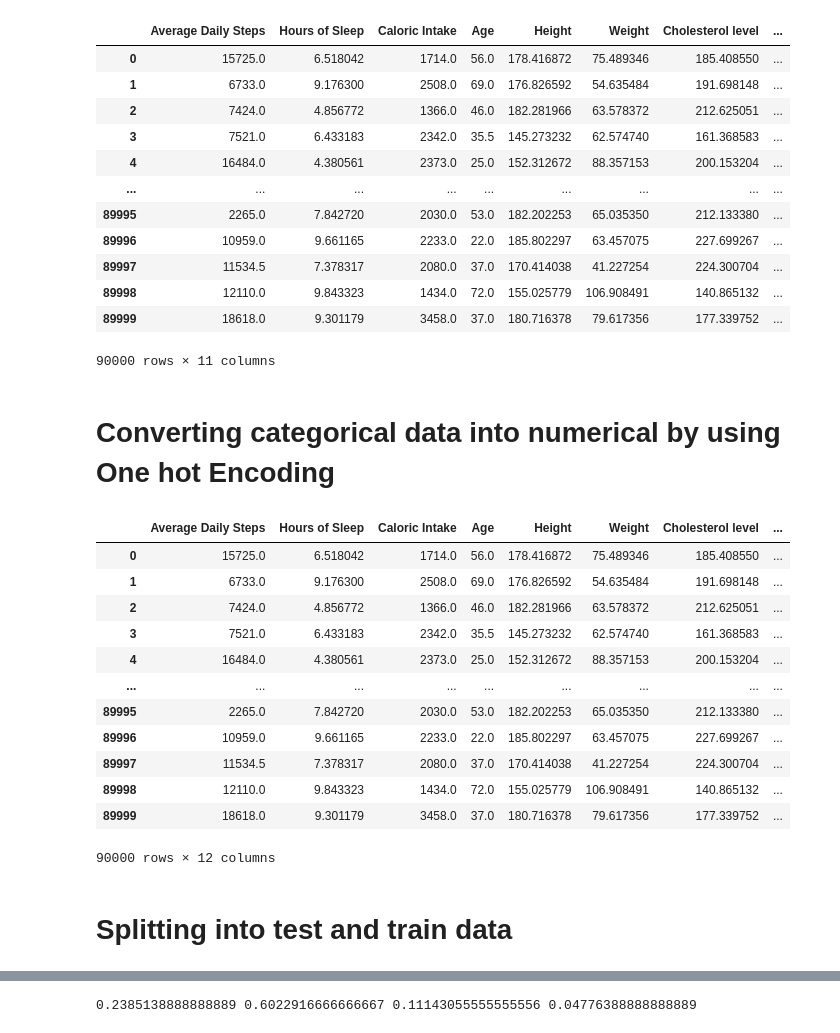
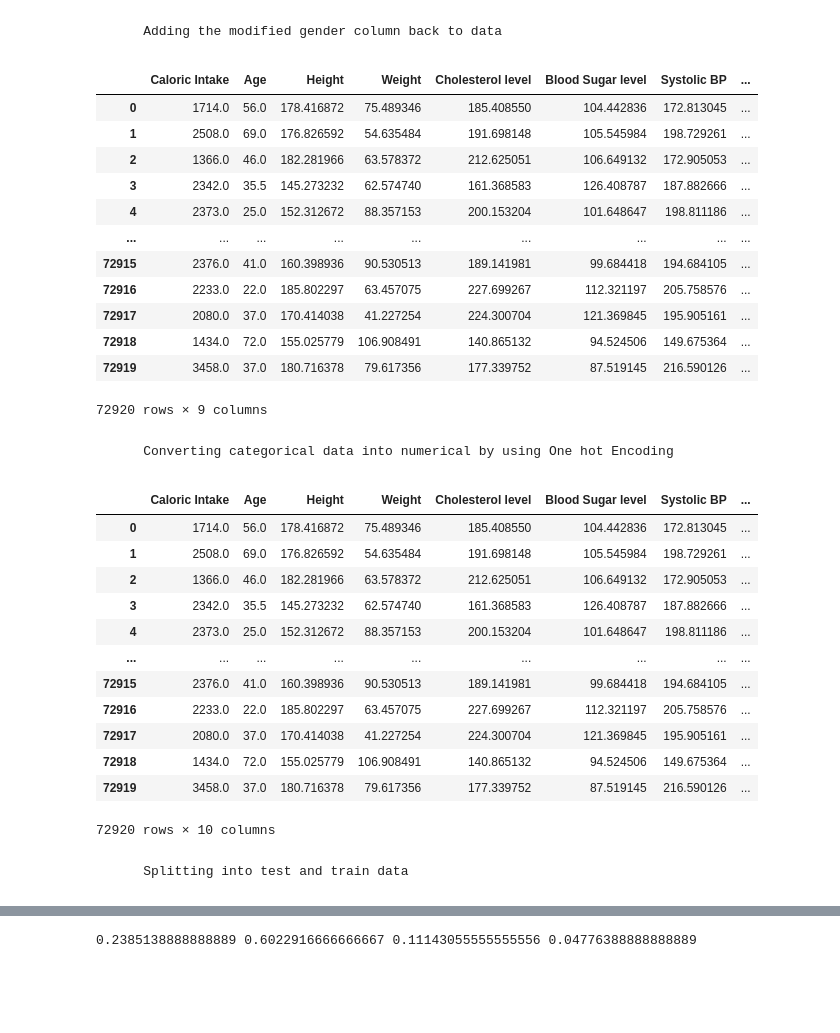
Before and after one commit to KamandPrompt/ML-101, a Jupyter notebook: AllStars.ipynb, the cells around one changed output, grey strips where cells are left out. Drawn from its saved outputs; the diff is of its cells as text; code cells hidden in the pictures; blank space fills up the shorter version.

```diff
--- a/AllStars.ipynb
+++ b/AllStars.ipynb
@@ -4,6 +6,11 @@
 import pandas as pd
 import numpy as np
 data=pd.read_csv("ML101_train_dataset.csv")
+data.corr()
 data.dropna(subset=["LifeStyle"],inplace=True)
+data.dropna(subset=["Systolic BP","Diastolic BP"],inplace=True)
+data.drop(columns=["Average Daily Steps","Hours of Sleep"],inplace=True)
+a=7/3
+data.dropna(thresh=a, inplace=True)
 data
 # %% [output]
@@ -44,21 +53,29 @@ len(mat[0])
 # %%
+import matplotlib.pyplot as plt
 def remove_outlier(matrix):
     c=0
     for i in range(len(matrix[0])):  # Iterate over columns
         l1 = list(matrix[:, i])
+        # plt.hist(l1)
+        # plt.show()          # only first two att not normal others are normal
+        me=np.mean(l1)
         q1 = np.percentile(l1, 25)
         q2 = np.percentile(l1, 50)
         q3 = np.percentile(l1, 75)
         iqr = q3 - q1
         for j in range(len(l1)):
             if (l1[j] > q3 + 1.5 * iqr or l1[j] < q1 - 1.5 * iqr):  # outlier if val>q3=1.5*iqr or val<q1-1.5*iqr
-                l1[j] = q2  # Replaced with median
+                if i==0 or i==1:
+                    l1[j] = q2  # Replaced with median
+                else:
+                    l1[j]=me #Replace with mean
                 c+=1
         matrix[:, i] = l1
     print(c)
     return matrix
 # %%
-d5=pd.DataFrame(remove_outlier(d3.to_numpy()),columns=d3.columns)
+d5=pd.DataFrame(remove_outlier(d3.to_numpy()[:,:6]),columns=d3.columns[:6])
 remove_outlier(d5.to_numpy())
-d5
+d5["Systolic BP"]=list(d3["Systolic BP"])
+d5["Diastolic BP"]=list(d3["Diastolic BP"])
 # %% [output]
@@ -96,41 +84,43 @@ d5
+# %% [markdown]
+        Adding the modified gender column back to data
 # %%
-d5["Gender"]=d2["Gender"]           #Adding back the modified column of gender
+d5["Gender"]=list(d2["Gender"])           #Adding back the modified column of gender
 d5
 # %% [output]
-|  | Average Daily Steps | Hours of Sleep | Caloric Intake | Age | Height | Weight | Cholesterol level | ... |
-| 0 | 15725.0 | 6.518042 | 1714.0 | 56.0 | 178.416872 | 75.489346 | 185.408550 | ... |
-| 1 | 6733.0 | 9.176300 | 2508.0 | 69.0 | 176.826592 | 54.635484 | 191.698148 | ... |
-| 2 | 7424.0 | 4.856772 | 1366.0 | 46.0 | 182.281966 | 63.578372 | 212.625051 | ... |
-| 3 | 7521.0 | 6.433183 | 2342.0 | 35.5 | 145.273232 | 62.574740 | 161.368583 | ... |
-| 4 | 16484.0 | 4.380561 | 2373.0 | 25.0 | 152.312672 | 88.357153 | 200.153204 | ... |
+|  | Caloric Intake | Age | Height | Weight | Cholesterol level | Blood Sugar level | Systolic BP | ... |
+| 0 | 1714.0 | 56.0 | 178.416872 | 75.489346 | 185.408550 | 104.442836 | 172.813045 | ... |
+| 1 | 2508.0 | 69.0 | 176.826592 | 54.635484 | 191.698148 | 105.545984 | 198.729261 | ... |
+| 2 | 1366.0 | 46.0 | 182.281966 | 63.578372 | 212.625051 | 106.649132 | 172.905053 | ... |
+| 3 | 2342.0 | 35.5 | 145.273232 | 62.574740 | 161.368583 | 126.408787 | 187.882666 | ... |
+| 4 | 2373.0 | 25.0 | 152.312672 | 88.357153 | 200.153204 | 101.648647 | 198.811186 | ... |
 | ... | ... | ... | ... | ... | ... | ... | ... | ... |
-| 89995 | 2265.0 | 7.842720 | 2030.0 | 53.0 | 182.202253 | 65.035350 | 212.133380 | ... |
-| 89996 | 10959.0 | 9.661165 | 2233.0 | 22.0 | 185.802297 | 63.457075 | 227.699267 | ... |
-| 89997 | 11534.5 | 7.378317 | 2080.0 | 37.0 | 170.414038 | 41.227254 | 224.300704 | ... |
-| 89998 | 12110.0 | 9.843323 | 1434.0 | 72.0 | 155.025779 | 106.908491 | 140.865132 | ... |
-| 89999 | 18618.0 | 9.301179 | 3458.0 | 37.0 | 180.716378 | 79.617356 | 177.339752 | ... |
+| 72915 | 2376.0 | 41.0 | 160.398936 | 90.530513 | 189.141981 | 99.684418 | 194.684105 | ... |
+| 72916 | 2233.0 | 22.0 | 185.802297 | 63.457075 | 227.699267 | 112.321197 | 205.758576 | ... |
+| 72917 | 2080.0 | 37.0 | 170.414038 | 41.227254 | 224.300704 | 121.369845 | 195.905161 | ... |
+| 72918 | 1434.0 | 72.0 | 155.025779 | 106.908491 | 140.865132 | 94.524506 | 149.675364 | ... |
+| 72919 | 3458.0 | 37.0 | 180.716378 | 79.617356 | 177.339752 | 87.519145 | 216.590126 | ... |
-90000 rows × 11 columns
+72920 rows × 9 columns
 # %% [markdown]
-# Converting categorical data into numerical by using One hot Encoding
+        Converting categorical data into numerical by using One hot Encoding
 # %%
 one_hot_encoded = pd.get_dummies(d5, columns=["Gender"])
 one_hot_encoded
 # %% [output]
-|  | Average Daily Steps | Hours of Sleep | Caloric Intake | Age | Height | Weight | Cholesterol level | ... |
-| 0 | 15725.0 | 6.518042 | 1714.0 | 56.0 | 178.416872 | 75.489346 | 185.408550 | ... |
-| 1 | 6733.0 | 9.176300 | 2508.0 | 69.0 | 176.826592 | 54.635484 | 191.698148 | ... |
-| 2 | 7424.0 | 4.856772 | 1366.0 | 46.0 | 182.281966 | 63.578372 | 212.625051 | ... |
-| 3 | 7521.0 | 6.433183 | 2342.0 | 35.5 | 145.273232 | 62.574740 | 161.368583 | ... |
-| 4 | 16484.0 | 4.380561 | 2373.0 | 25.0 | 152.312672 | 88.357153 | 200.153204 | ... |
+|  | Caloric Intake | Age | Height | Weight | Cholesterol level | Blood Sugar level | Systolic BP | ... |
+| 0 | 1714.0 | 56.0 | 178.416872 | 75.489346 | 185.408550 | 104.442836 | 172.813045 | ... |
+| 1 | 2508.0 | 69.0 | 176.826592 | 54.635484 | 191.698148 | 105.545984 | 198.729261 | ... |
+| 2 | 1366.0 | 46.0 | 182.281966 | 63.578372 | 212.625051 | 106.649132 | 172.905053 | ... |
+| 3 | 2342.0 | 35.5 | 145.273232 | 62.574740 | 161.368583 | 126.408787 | 187.882666 | ... |
+| 4 | 2373.0 | 25.0 | 152.312672 | 88.357153 | 200.153204 | 101.648647 | 198.811186 | ... |
 | ... | ... | ... | ... | ... | ... | ... | ... | ... |
-| 89995 | 2265.0 | 7.842720 | 2030.0 | 53.0 | 182.202253 | 65.035350 | 212.133380 | ... |
-| 89996 | 10959.0 | 9.661165 | 2233.0 | 22.0 | 185.802297 | 63.457075 | 227.699267 | ... |
-| 89997 | 11534.5 | 7.378317 | 2080.0 | 37.0 | 170.414038 | 41.227254 | 224.300704 | ... |
-| 89998 | 12110.0 | 9.843323 | 1434.0 | 72.0 | 155.025779 | 106.908491 | 140.865132 | ... |
-| 89999 | 18618.0 | 9.301179 | 3458.0 | 37.0 | 180.716378 | 79.617356 | 177.339752 | ... |
+| 72915 | 2376.0 | 41.0 | 160.398936 | 90.530513 | 189.141981 | 99.684418 | 194.684105 | ... |
+| 72916 | 2233.0 | 22.0 | 185.802297 | 63.457075 | 227.699267 | 112.321197 | 205.758576 | ... |
+| 72917 | 2080.0 | 37.0 | 170.414038 | 41.227254 | 224.300704 | 121.369845 | 195.905161 | ... |
+| 72918 | 1434.0 | 72.0 | 155.025779 | 106.908491 | 140.865132 | 94.524506 | 149.675364 | ... |
+| 72919 | 3458.0 | 37.0 | 180.716378 | 79.617356 | 177.339752 | 87.519145 | 216.590126 | ... |
-90000 rows × 12 columns
+72920 rows × 10 columns
 # %% [markdown]
-# Splitting into test and train data
+        Splitting into test and train data
 # %%
 from sklearn.model_selection import StratifiedShuffleSplit
 split = StratifiedShuffleSplit(n_splits=1, test_size=0.2, random_state=42)
```
Also changed, not shown: parts of 35 cells of this notebook, 2 other files.
